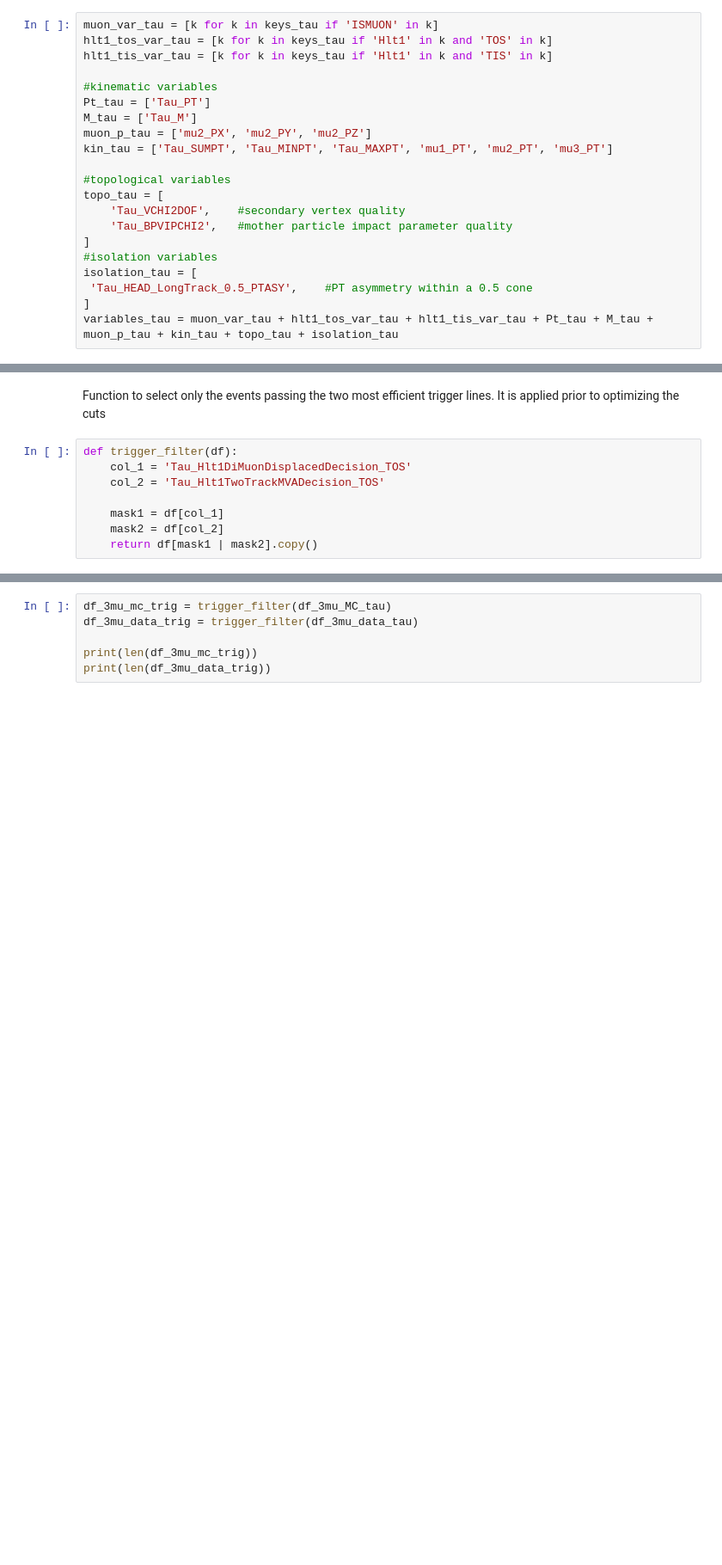
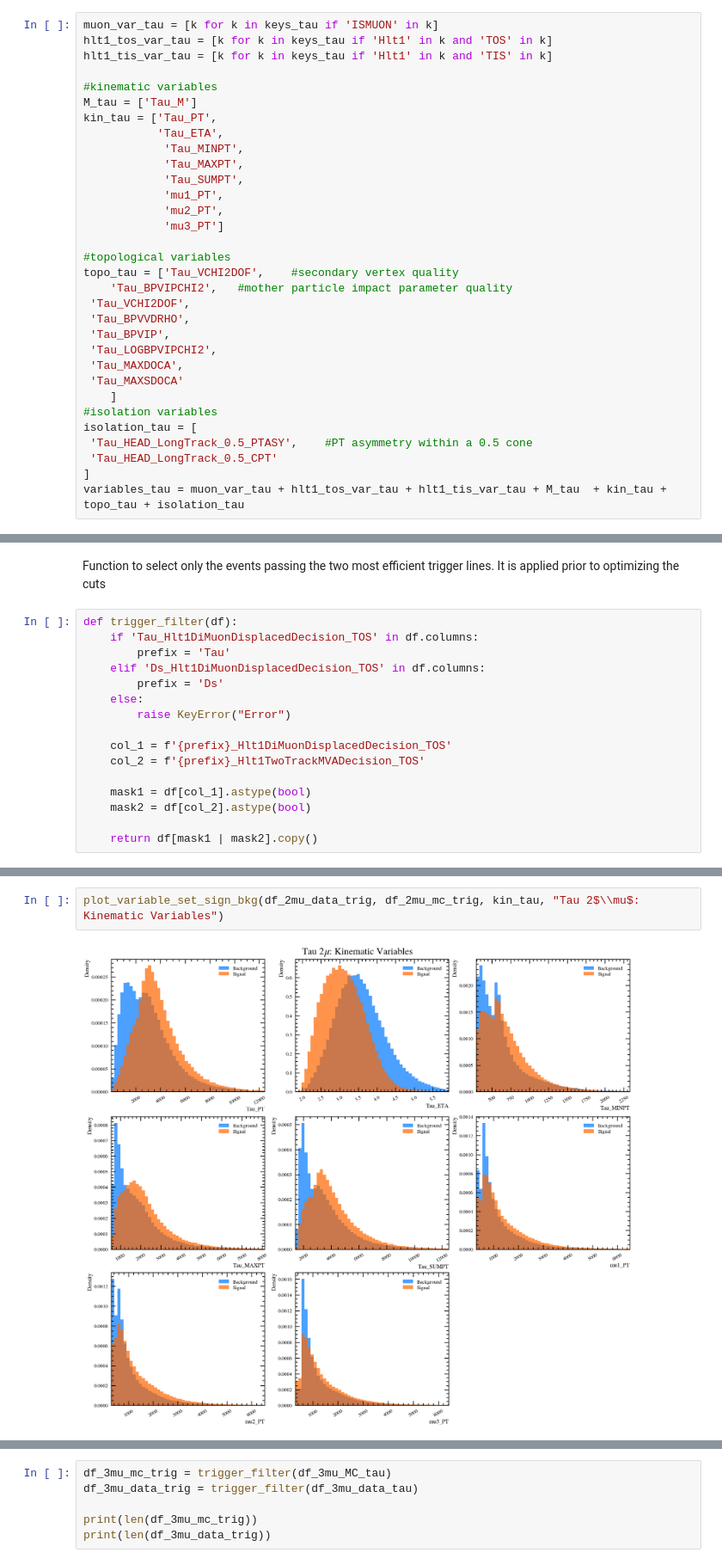
Before and after one commit to lhcb-bicocca/tesi_impicciche, a Jupyter notebook: notebooks/skimming.ipynb, the cells around one changed output, grey strips where cells are left out. Shown at 86% size. Drawn from its saved outputs; the diff is of its cells as text; blank space fills up the shorter version.

```diff
--- a/notebooks/skimming.ipynb
+++ b/notebooks/skimming.ipynb
@@ -70,21 +90,32 @@ hlt1_tos_var_tau = [k for k in keys_tau if 'Hlt1' in k and 'TOS' in k]
 hlt1_tis_var_tau = [k for k in keys_tau if 'Hlt1' in k and 'TIS' in k]
 
 #kinematic variables
-Pt_tau = ['Tau_PT']
 M_tau = ['Tau_M']
-muon_p_tau = ['mu2_PX', 'mu2_PY', 'mu2_PZ']
-kin_tau = ['Tau_SUMPT', 'Tau_MINPT', 'Tau_MAXPT', 'mu1_PT', 'mu2_PT', 'mu3_PT']
+kin_tau = ['Tau_PT',
+           'Tau_ETA',
+            'Tau_MINPT',
+            'Tau_MAXPT',
+            'Tau_SUMPT',
+            'mu1_PT',
+            'mu2_PT',
+            'mu3_PT']
 
 #topological variables
-topo_tau = [
-    'Tau_VCHI2DOF',    #secondary vertex quality
+topo_tau = ['Tau_VCHI2DOF',    #secondary vertex quality
     'Tau_BPVIPCHI2',   #mother particle impact parameter quality
-]
+ 'Tau_VCHI2DOF',
+ 'Tau_BPVVDRHO',
+ 'Tau_BPVIP',
+ 'Tau_LOGBPVIPCHI2',
+ 'Tau_MAXDOCA',
+ 'Tau_MAXSDOCA'
+    ]
 #isolation variables
 isolation_tau = [
  'Tau_HEAD_LongTrack_0.5_PTASY',    #PT asymmetry within a 0.5 cone
+ 'Tau_HEAD_LongTrack_0.5_CPT'
 ]
-variables_tau = muon_var_tau + hlt1_tos_var_tau + hlt1_tis_var_tau + Pt_tau + M_tau + muon_p_tau + kin_tau + topo_tau + isolation_tau
+variables_tau = muon_var_tau + hlt1_tos_var_tau + hlt1_tis_var_tau + M_tau  + kin_tau + topo_tau + isolation_tau
 # %% [markdown]
 MC dataset
 # %%
@@ -845,9 +977,17 @@ vars_test_tau = Pt_tau  + muon_p_tau + kin_tau + topo_tau + isolation_tau
 Function to select only the events passing the two most efficient trigger lines. It is applied prior to optimizing the cuts
 # %%
 def trigger_filter(df):
-    col_1 = 'Tau_Hlt1DiMuonDisplacedDecision_TOS'
-    col_2 = 'Tau_Hlt1TwoTrackMVADecision_TOS'
+    if 'Tau_Hlt1DiMuonDisplacedDecision_TOS' in df.columns:
+        prefix = 'Tau'
+    elif 'Ds_Hlt1DiMuonDisplacedDecision_TOS' in df.columns:
+        prefix = 'Ds'
+    else:
+        raise KeyError("Error")
 
-    mask1 = df[col_1]
-    mask2 = df[col_2]
+    col_1 = f'{prefix}_Hlt1DiMuonDisplacedDecision_TOS'
+    col_2 = f'{prefix}_Hlt1TwoTrackMVADecision_TOS'
+
+    mask1 = df[col_1].astype(bool)
+    mask2 = df[col_2].astype(bool)
+
     return df[mask1 | mask2].copy()
@@ -903,0 +1064,4 @@ for var in vars_test_tau:
+# %%
+plot_variable_set_sign_bkg(df_2mu_data_trig, df_2mu_mc_trig, kin_tau, "Tau 2$\\mu$: Kinematic Variables")
+# %% [output]
+[figure, added]
```
Also changed, not shown: parts of 55 cells of this notebook.
